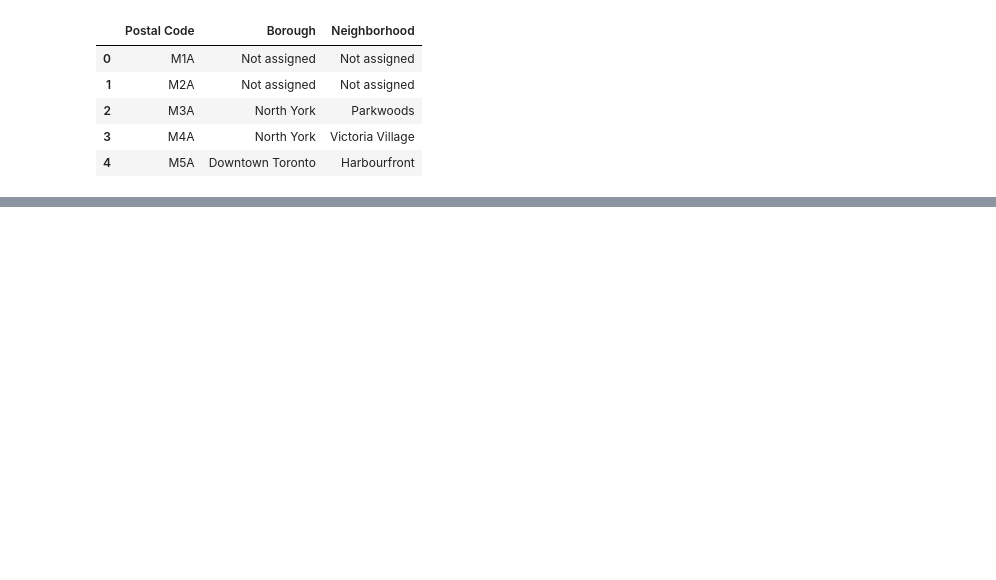
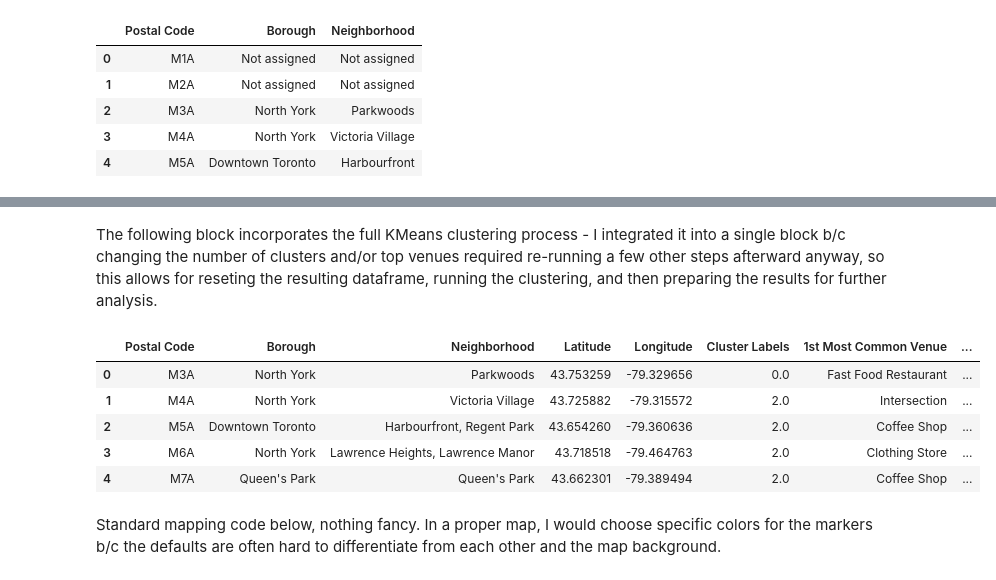
Before and after one commit to bsnyder9/Coursera_Capstone, a Jupyter notebook: Seg'ing + Clustering Nbrhds in Toronto.ipynb, the cells around one changed output, grey strips where cells are left out. Cells and saved outputs as stored; diff of their text form; code cells hidden in the pictures; blank space fills up the shorter version.

```diff
--- a/Seg'ing + Clustering Nbrhds in Toronto.ipynb
+++ b/Seg'ing + Clustering Nbrhds in Toronto.ipynb
@@ -75,0 +396,3 @@ m_codes.shape
+# %%
+tor_grouped = tor_onehot.groupby('Postal Code').mean().reset_index()
+tor_grouped.head()
@@ -75,0 +407,62 @@ m_codes.shape
+# %%
+def return_most_common_venues(row, num_top_venues):
+    row_categories = row.iloc[1:]
+    row_categories_sorted = row_categories.sort_values(ascending=False)
+
+    return row_categories_sorted.index.values[0:num_top_venues]
+# %% [markdown]
+The following block incorporates the full KMeans clustering process - I integrated it into a single block b/c changing the number of clusters and/or top venues required re-running a few other steps afterward anyway, so this allows for reseting the resulting dataframe, running the clustering, and then preparing the results for further analysis.
+# %%
+num_top_venues = 5
+
+indicators = ['st', 'nd', 'rd']
+
+# create columns according to number of top venues
+columns = ['Postal Code']
+for ind in np.arange(num_top_venues):
+    try:
+        columns.append('{}{} Most Common Venue'.format(ind+1, indicators[ind]))
+    except:
+        columns.append('{}th Most Common Venue'.format(ind+1))
+
+# create a new dataframe
+pcodes_venues_sorted = pd.DataFrame(columns=columns)
+pcodes_venues_sorted['Postal Code'] = tor_grouped['Postal Code']
+
+for ind in np.arange(tor_grouped.shape[0]):
+    pcodes_venues_sorted.iloc[ind, 1:] = return_most_common_venues(tor_grouped.iloc[ind, :], num_top_venues)
+
+#pcodes_venues_sorted.head()
+
+# set number of clusters
+kclusters = 4
+
+tor_grouped_clustering = tor_grouped.drop('Postal Code', 1)
+
+# run k-means clustering
+kmeans = KMeans(n_clusters=kclusters, random_state=0).fit(tor_grouped_clustering)
+
+# check cluster labels generated for each row in the dataframe
+#kmeans.labels_[0:10]
+
+# add clustering labels
+pcodes_venues_sorted.insert(0, 'Cluster Labels', kmeans.labels_)
+
+tor_merged = toronto_only
+
+# merge toronto_grouped with toronto_data to add latitude/longitude for each postal code
+tor_merged = tor_merged.join(pcodes_venues_sorted.set_index('Postal Code'), on='Postal Code')
+
+tor_merged.dropna(how='any', inplace=True)
+#tor_merged[tor_merged['Cluster Labels'].isna()]
+
+tor_merged.head() # check the last columns!
+# %% [output]
+|  | Postal Code | Borough | Neighborhood | Latitude | Longitude | Cluster Labels | 1st Most Common Venue | ... |
+| 0 | M3A | North York | Parkwoods | 43.753259 | -79.329656 | 0.0 | Fast Food Restaurant | ... |
+| 1 | M4A | North York | Victoria Village | 43.725882 | -79.315572 | 2.0 | Intersection | ... |
+| 2 | M5A | Downtown Toronto | Harbourfront, Regent Park | 43.654260 | -79.360636 | 2.0 | Coffee Shop | ... |
+| 3 | M6A | North York | Lawrence Heights, Lawrence Manor | 43.718518 | -79.464763 | 2.0 | Clothing Store | ... |
+| 4 | M7A | Queen's Park | Queen's Park | 43.662301 | -79.389494 | 2.0 | Coffee Shop | ... |
+# %% [markdown]
+Standard mapping code below, nothing fancy. In a proper map, I would choose specific colors for the markers b/c the defaults are often hard to differentiate from each other and the map background.
```
Also changed, not shown: parts of 35 cells of this notebook.
